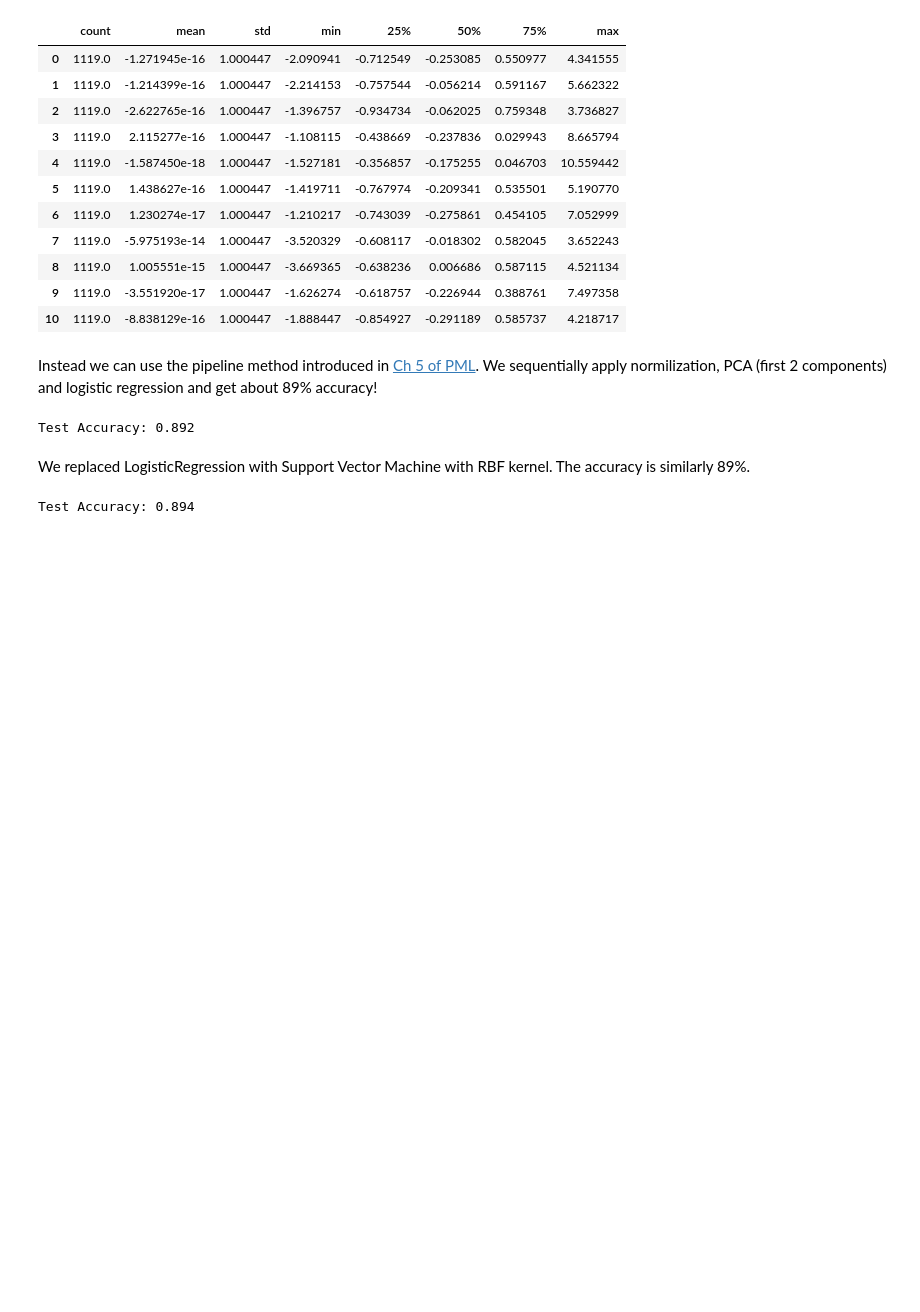
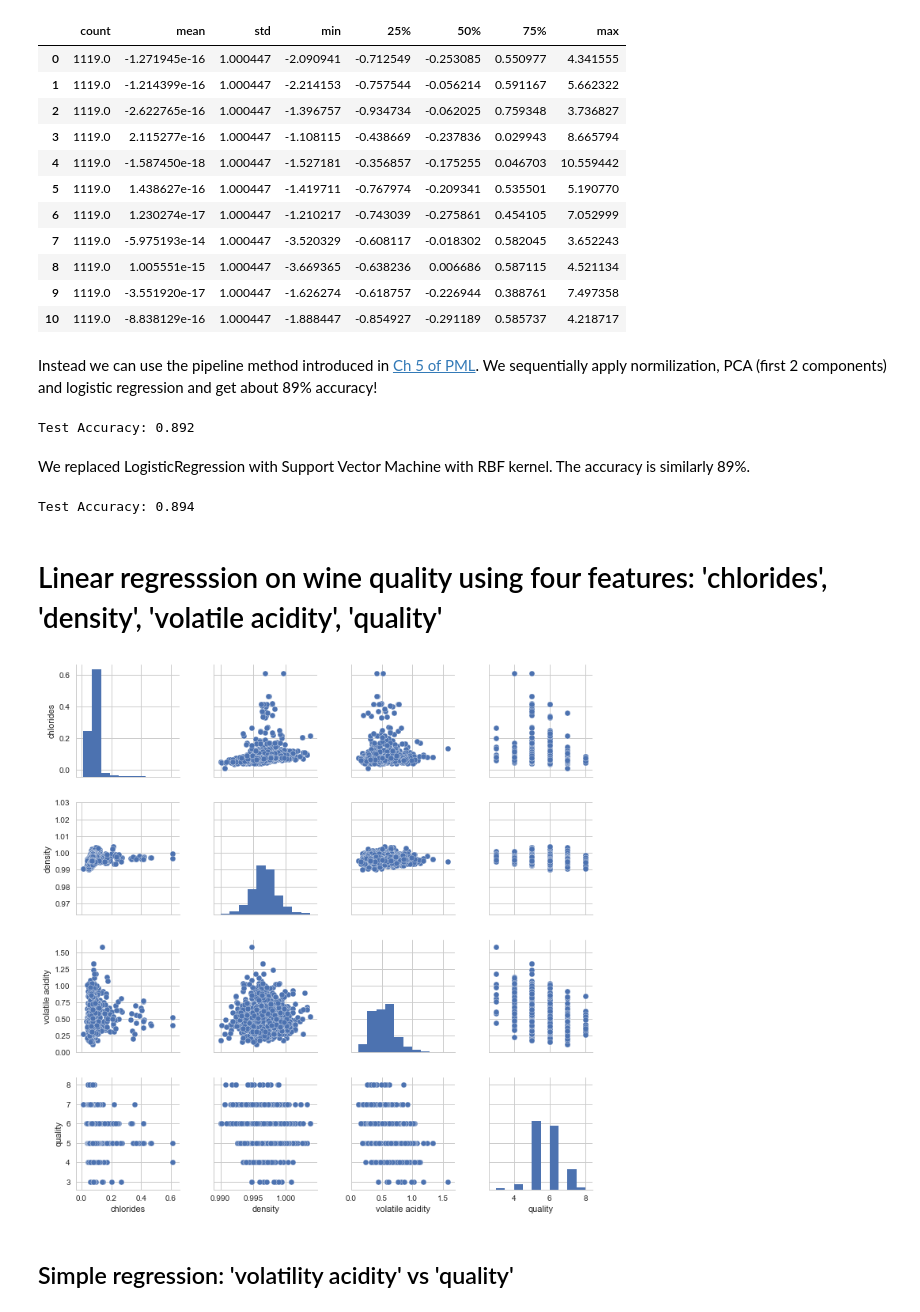
Before and after one commit to JOY199603/2016.M3.TQF-ML, a Jupyter notebook: TestSet1/WorkBook.ipynb, the cells around one changed output. Cells and saved outputs as stored; diff of their text form; code cells hidden in the pictures; blank space fills up the shorter version.

```diff
--- a/TestSet1/WorkBook.ipynb
+++ b/TestSet1/WorkBook.ipynb
@@ -2,13 +2,13 @@
 import pandas as pd
 import numpy as np
 # %%
-#df_red = pd.read_csv('http://archive.ics.uci.edu/ml/machine-learning-databases/wine-quality/winequality-red.csv', sep=";")
-#df_white = pd.read_csv('http://archive.ics.uci.edu/ml/machine-learning-databases/wine-quality/winequality-red.csv', sep=";")
+df_red = pd.read_csv('http://archive.ics.uci.edu/ml/machine-learning-databases/wine-quality/winequality-red.csv', sep=";")
+df_white = pd.read_csv('http://archive.ics.uci.edu/ml/machine-learning-databases/wine-quality/winequality-red.csv', sep=";")
 # %% [markdown]
 If your internet connection is slow, you can directly read from the local files. Uncomment (remove #) before you execute.
 # %%
-df_red = pd.read_csv('winequality-red.csv', sep=";")
-df_white = pd.read_csv('winequality-red.csv', sep=";")
+#df_red = pd.read_csv('winequality-red.csv', sep=";")
+#df_white = pd.read_csv('winequality-red.csv', sep=";")
 # %%
 df_red.head()
 # %% [output]
@@ -99,3 +99,20 @@ print('Test Accuracy: %.3f' % pipe_lr.score(X_test, y_test))
 y_pred = pipe_lr.predict(X_test)
 # %% [output]
 Test Accuracy: 0.894
+# %% [markdown]
+# Linear regresssion on wine quality using four features: 'chlorides', 'density', 'volatile acidity', 'quality'
+# %%
+import matplotlib.pyplot as plt
+import seaborn as sns
+
+sns.set(style='whitegrid', context='notebook')
+cols = ['chlorides', 'density', 'volatile acidity', 'quality' ]
+
+sns.pairplot(df_red[cols], size=2.5)
+plt.tight_layout()
+# plt.savefig('./figures/scatter.png', dpi=300)
+plt.show()
+# %% [output]
+[figure, added]
+# %% [markdown]
+## Simple regression: 'volatility acidity' vs 'quality'
```
Also changed, not shown: parts of 15 cells of this notebook.
